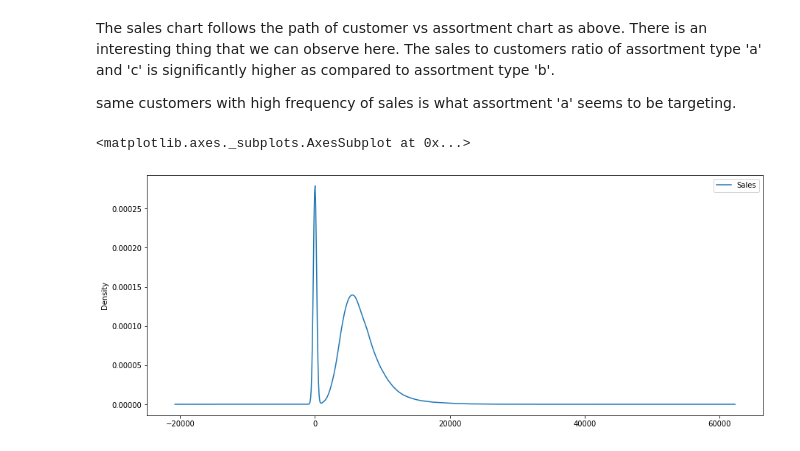
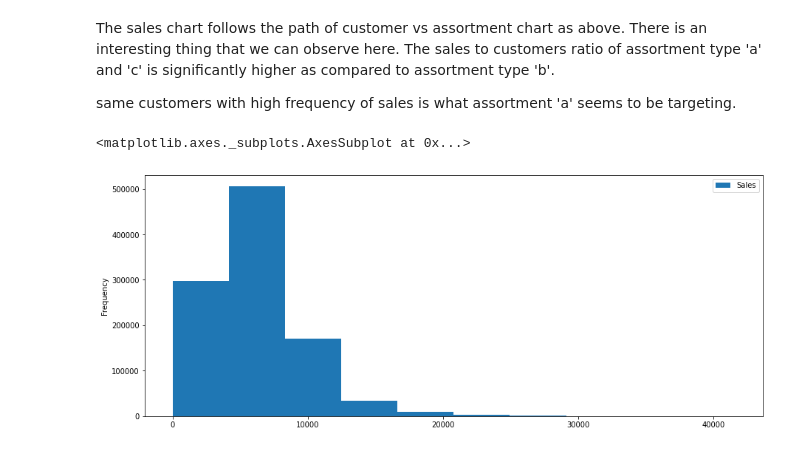
Before and after one commit to vinayakpotdar2114/Capstone-Project-2-Sales-Prediction-Rossmann-Sales-Prediction, a Jupyter notebook: Sales_Prediction_Rossmann_Sales_Prediction_Capstone_2.ipynb, the cells around one changed output. Cells and saved outputs as stored; diff of their text form; code cells hidden in the pictures.

```diff
--- a/Sales_Prediction_Rossmann_Sales_Prediction_Capstone_2.ipynb
+++ b/Sales_Prediction_Rossmann_Sales_Prediction_Capstone_2.ipynb
@@ -434,9 +434,7 @@ The sales chart follows the path of customer vs assortment chart as above. There
 
 same customers with high frequency of sales is what assortment 'a' seems to be targeting.
 # %%
-dataset.plot(kind='scatter',x='CompetitionDistance',y='Sales',figsize=(15,6))
+dataset.plot(kind='hist',x='CompetitionDistance',y='Sales',figsize=(15,6))
+# %% [output]
+<matplotlib.axes._subplots.AxesSubplot at 0x...>
+[figure, added]
-# %%
-dataset.plot(kind='kde',x='CompetitionDistance',y='Sales',figsize=(15,6))
-# %% [output]
-<matplotlib.axes._subplots.AxesSubplot at 0x...>
-[figure, removed]
```
Also changed, not shown: parts of 8 cells of this notebook.
